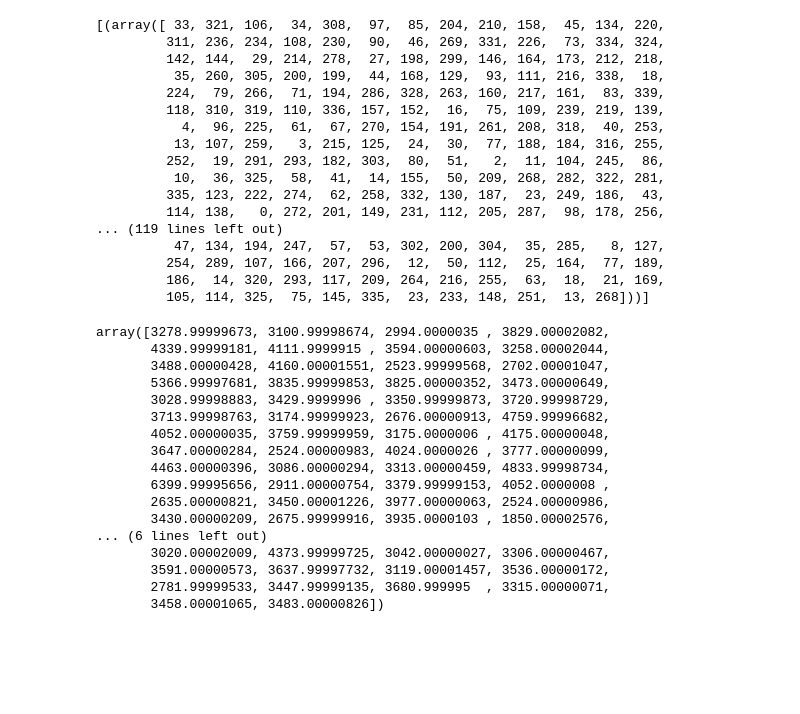
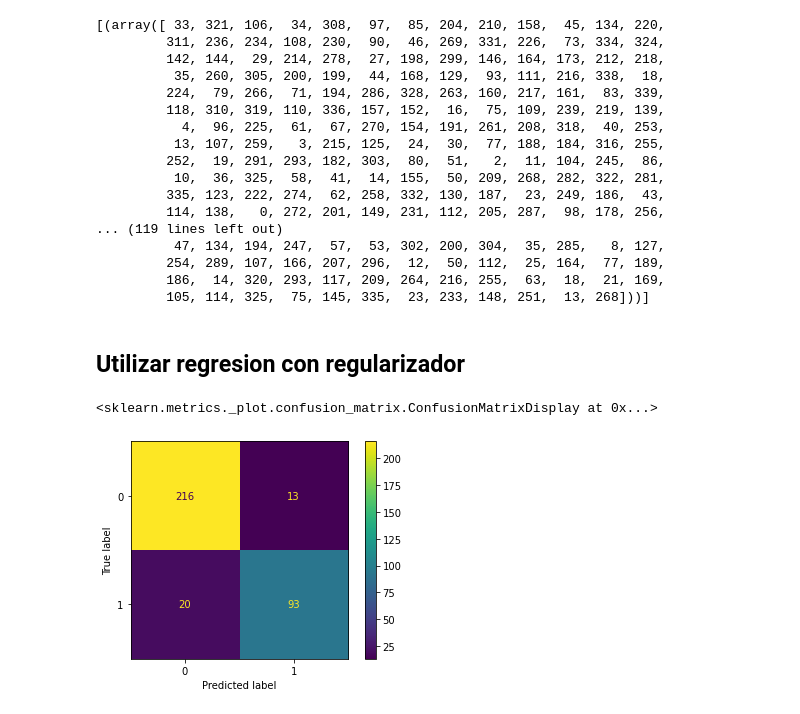
Before and after one commit to jdramirez/UCO_ML_AI, a Jupyter notebook: src/notebook_class/supervisado/supervisado_regresion_logistic.ipynb, the cells around one changed output. Drawn from its saved outputs; the diff is of its cells as text; code cells hidden in the pictures; blank space fills up the shorter version.

```diff
--- a/src/notebook_class/supervisado/supervisado_regresion_logistic.ipynb
+++ b/src/notebook_class/supervisado/supervisado_regresion_logistic.ipynb
@@ -262,29 +272,21 @@ list(rs.split(X_train))
          254, 289, 107, 166, 207, 296,  12,  50, 112,  25, 164,  77, 189,
          186,  14, 320, 293, 117, 209, 264, 216, 255,  63,  18,  21, 169,
          105, 114, 325,  75, 145, 335,  23, 233, 148, 251,  13, 268]))]
+# %% [markdown]
+## Utilizar regresion con regularizador
 # %%
-from sklearn.linear_model import Ridge
+from sklearn.linear_model import Ridge, RidgeClassifier
 import numpy as np
 n_samples, n_features = 10, 5
 np.random.seed(0)
-clf = Ridge(alpha=1.0)
-clf.fit(X_train, y)
-clf.predict(X_test)
+clf = RidgeClassifier(alpha=1.0)
+clf.fit(X_train, y_train)
+y_hat = clf.predict(X_train)
+y_hat_test = clf.predict(X_test)
+cm = confusion_matrix(y_train, y_hat)
+disp = ConfusionMatrixDisplay(confusion_matrix=cm,
+                              display_labels=clf.classes_)
+disp.plot()
 # %% [output]
-array([3278.99999673, 3100.99998674, 2994.0000035 , 3829.00002082,
-       4339.99999181, 4111.9999915 , 3594.00000603, 3258.00002044,
-       3488.00000428, 4160.00001551, 2523.99999568, 2702.00001047,
-       5366.99997681, 3835.99999853, 3825.00000352, 3473.00000649,
-       3028.99998883, 3429.9999996 , 3350.99999873, 3720.99998729,
-       3713.99998763, 3174.99999923, 2676.00000913, 4759.99996682,
-       4052.00000035, 3759.99999959, 3175.0000006 , 4175.00000048,
-       3647.00000284, 2524.00000983, 4024.0000026 , 3777.00000099,
-       4463.00000396, 3086.00000294, 3313.00000459, 4833.99998734,
-       6399.99995656, 2911.00000754, 3379.99999153, 4052.0000008 ,
-       2635.00000821, 3450.00001226, 3977.00000063, 2524.00000986,
-       3430.00000209, 2675.99999916, 3935.0000103 , 1850.00002576,
-... (6 lines left out)
-       3020.00002009, 4373.99999725, 3042.00000027, 3306.00000467,
-       3591.00000573, 3637.99997732, 3119.00001457, 3536.00000172,
-       2781.99999533, 3447.99999135, 3680.999995  , 3315.00000071,
-       3458.00001065, 3483.00000826])
+<sklearn.metrics._plot.confusion_matrix.ConfusionMatrixDisplay at 0x...>
+[figure, added]
```
Also changed, not shown: parts of 14 cells of this notebook, 10 other files.
